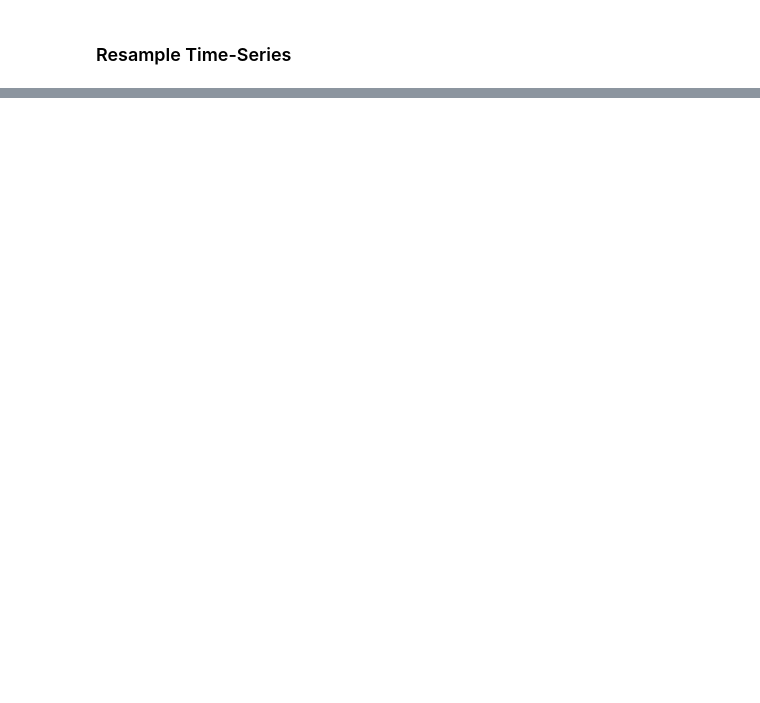
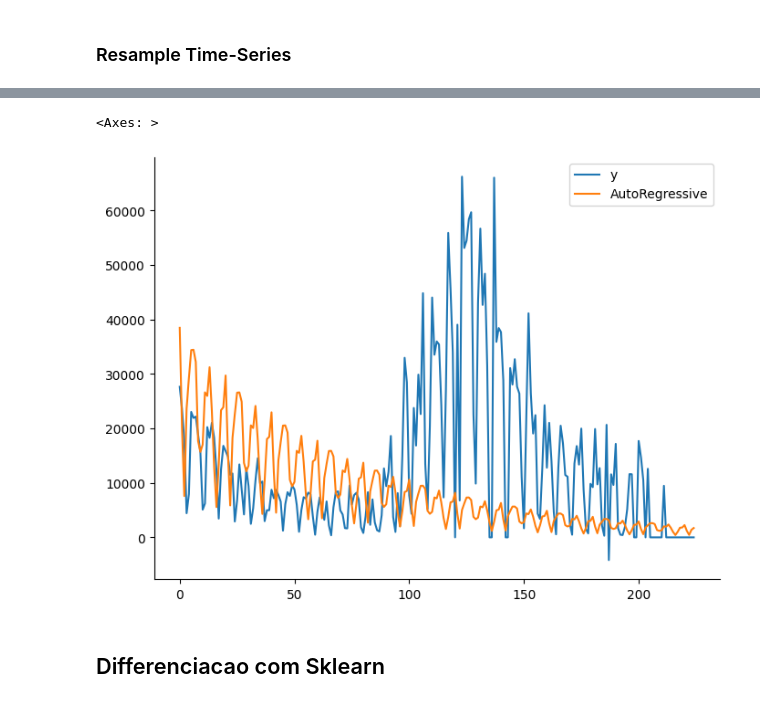
Before and after one commit to heitortanoue/time-series, a Jupyter notebook: python/streamlit/notebooks/test.ipynb, the cells around one changed output, grey strips where cells are left out. Drawn from its saved outputs; the diff is of its cells as text; code cells hidden in the pictures; blank space fills up the shorter version.

```diff
--- a/python/streamlit/notebooks/test.ipynb
+++ b/python/streamlit/notebooks/test.ipynb
@@ -418,0 +468,2 @@ plot_autocorrelation(lagged1_ts)
+# %%
+Y_hat = sf.forecast(horizon, fitted=True)
@@ -418,0 +481,4 @@ plot_autocorrelation(lagged1_ts)
+# %%
+Y_hat=Y_hat.reset_index()
+# %%
+Y_hat1 = test_sf.merge(Y_hat, how='left', on=['unique_id', 'ds'])
@@ -418,0 +501,7 @@ plot_autocorrelation(lagged1_ts)
+# %%
+Y_hat1.iloc[:,[2,3]].plot()
+# %% [output]
+<Axes: >
+[figure, added]
+# %% [markdown]
+## Differenciacao com Sklearn
```
Also changed, not shown: parts of 81 cells of this notebook, 8 other files.
